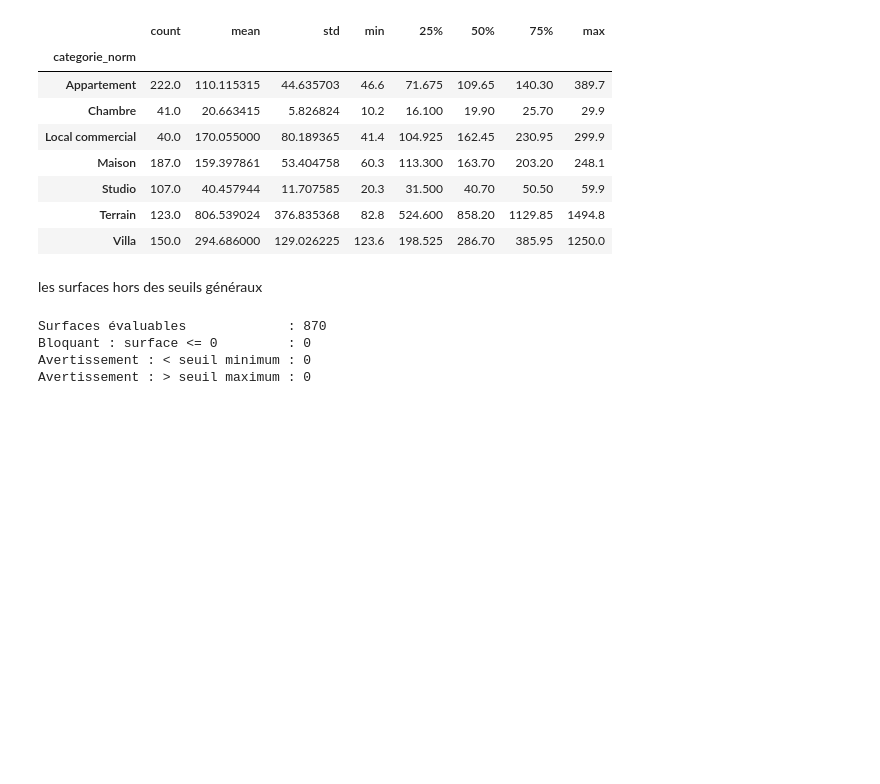
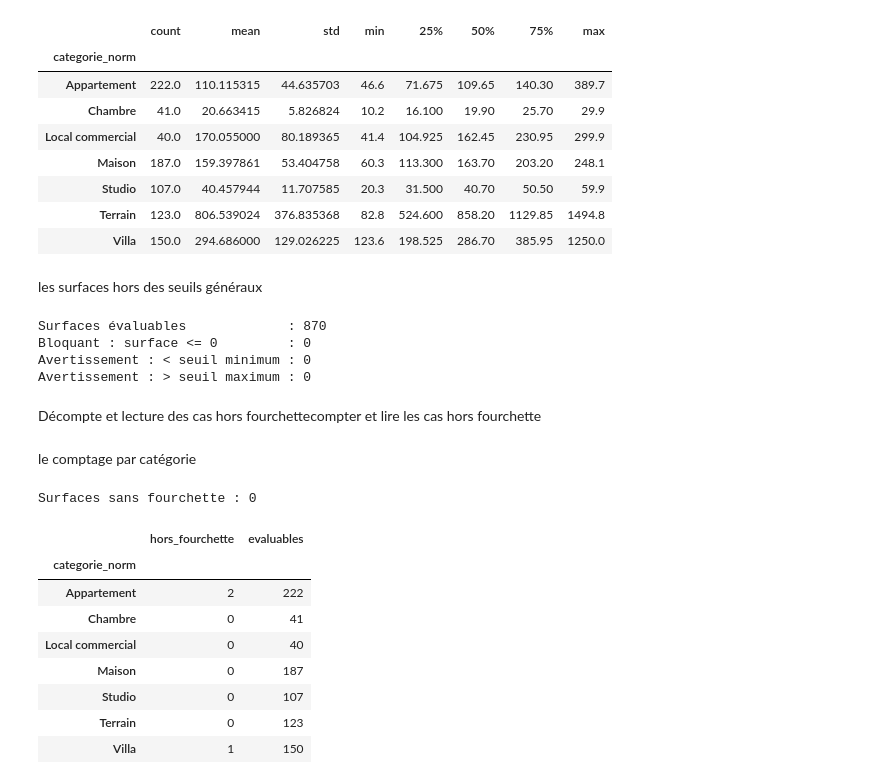
Before and after one commit to moussambkdiaby/immo-analyse, a Jupyter notebook: notebooks/00_profilage.ipynb, the cells around one changed output. Cells and saved outputs as stored; diff of their text form; code cells hidden in the pictures; blank space fills up the shorter version.

```diff
--- a/notebooks/00_profilage.ipynb
+++ b/notebooks/00_profilage.ipynb
@@ -788,3 +788,39 @@ Surfaces évaluables             : 870
 Bloquant : surface <= 0         : 0
 Avertissement : < seuil minimum : 0
 Avertissement : > seuil maximum : 0
+# %% [markdown]
+Décompte  et lecture des cas hors fourchettecompter et lire les cas hors fourchette
+# %% [markdown]
+le comptage par catégorie
+# %%
+# POURQUOI : une surface ne dépend pas du type de transaction, donc on garde ventes ET locations.
+# On écarte seulement les 5 surfaces manquantes (non évaluables).
+surf = travail_surface[travail_surface["surface_num"].notna()].merge(
+    ref_cat[["categorie", "surface_min_typique", "surface_max_typique"]],
+    left_on="categorie_norm",
+    right_on="categorie",
+    how="left",    # on garde toutes les lignes, même si une catégorie n'avait pas de fourchette
+)
+
+# Contrôle : toutes les lignes ont-elles trouvé leur fourchette ? (doit afficher 0)
+print("Surfaces sans fourchette :", surf["surface_min_typique"].isna().sum())
+
+# Hors fourchette = sous le minimum OU (|) au-dessus du maximum de sa catégorie
+surf["hors_fourchette"] = (
+    (surf["surface_num"] < surf["surface_min_typique"])
+    | (surf["surface_num"] > surf["surface_max_typique"])
+)
+
+# Par catégorie : combien hors fourchette, sur combien d'évaluables
+surf.groupby("categorie_norm")["hors_fourchette"].agg(hors_fourchette="sum", evaluables="count")
+# %% [output]
+Surfaces sans fourchette : 0
+|  | hors_fourchette | evaluables |
+| categorie_norm |  |  |
+| Appartement | 2 | 222 |
+| Chambre | 0 | 41 |
+| Local commercial | 0 | 40 |
+| Maison | 0 | 187 |
+| Studio | 0 | 107 |
+| Terrain | 0 | 123 |
+| Villa | 1 | 150 |
```
Also changed, not shown: parts of 6 cells of this notebook.
